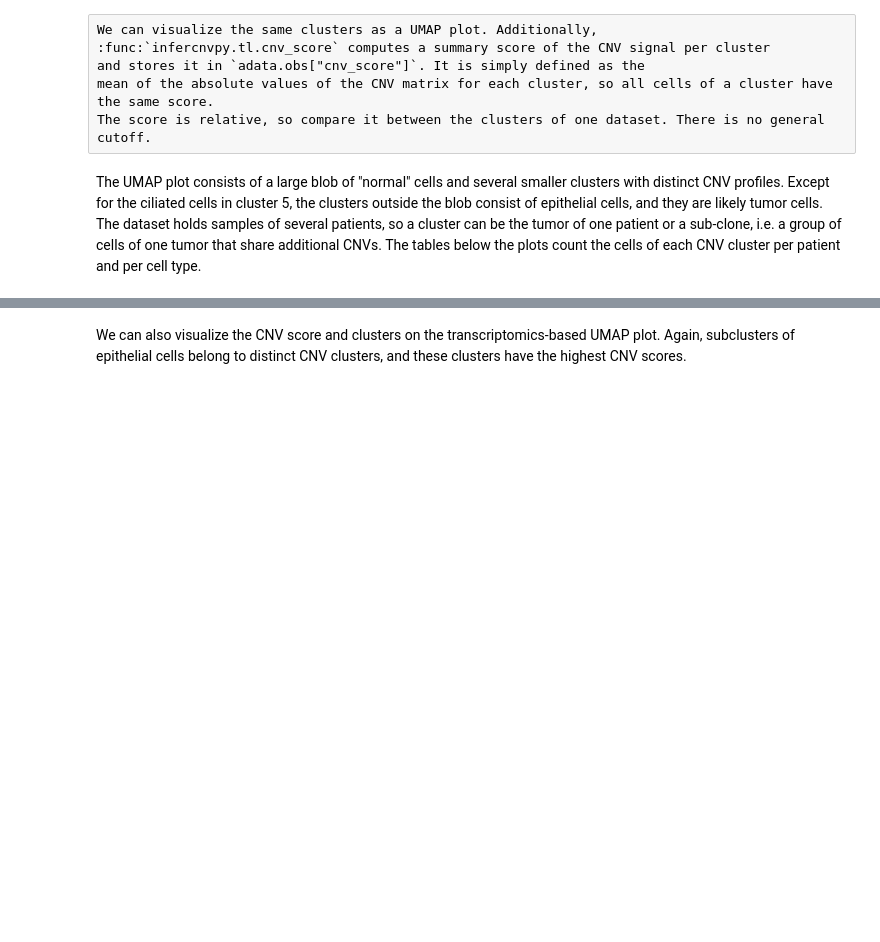
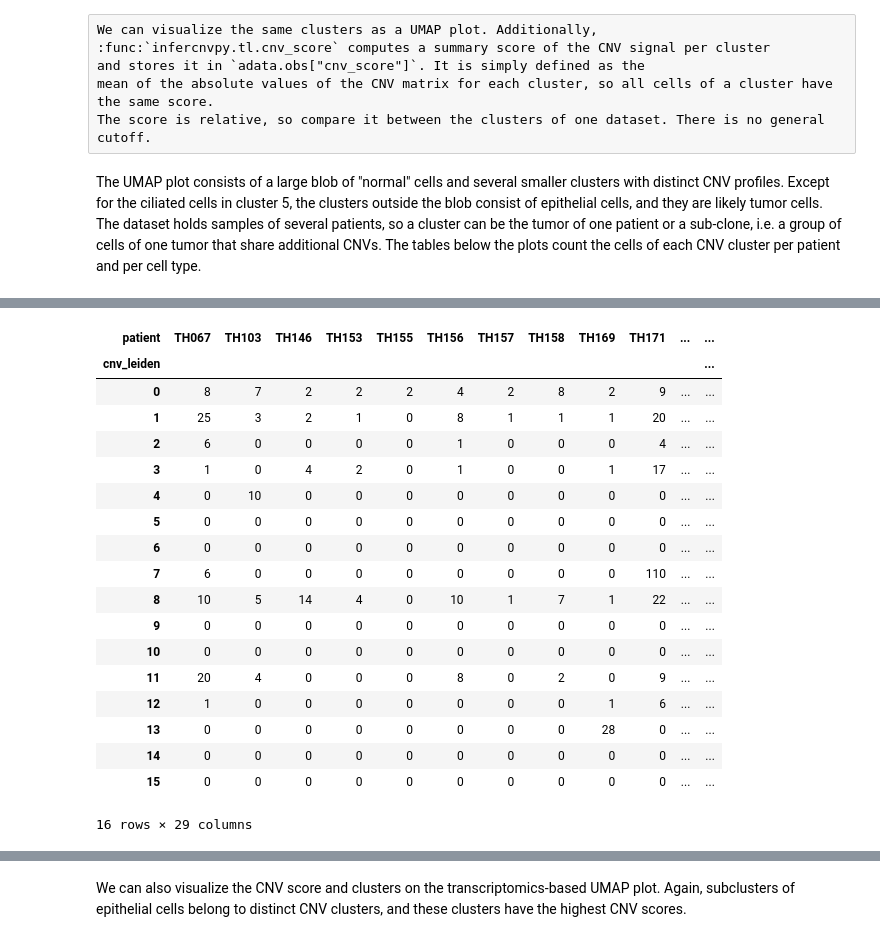
Before and after one commit to scverse/infercnvpy, a Jupyter notebook: docs/notebooks/tutorial_3k.ipynb, the cells around one changed output, grey strips where cells are left out. Saved outputs shown, nothing was run; the diff lists cells and outputs as text; code cells hidden in the pictures; blank space fills up the shorter version.

```diff
--- a/docs/notebooks/tutorial_3k.ipynb
+++ b/docs/notebooks/tutorial_3k.ipynb
@@ -218,4 +220,24 @@ cnv.pl.umap(adata, color="cell_type", ax=ax3)
 # %%
-pd.crosstab(adata.obs["cnv_leiden"], adata.obs["patient"])
+pd.crosstab(adata.obs["patient"], adata.obs["cnv_leiden"])
+# %% [output]
+| patient | TH067 | TH103 | TH146 | TH153 | TH155 | TH156 | TH157 | TH158 | TH169 | TH171 | ... | ... |
+| cnv_leiden |  |  |  |  |  |  |  |  |  |  |  | ... |
+| 0 | 8 | 7 | 2 | 2 | 2 | 4 | 2 | 8 | 2 | 9 | ... | ... |
+| 1 | 25 | 3 | 2 | 1 | 0 | 8 | 1 | 1 | 1 | 20 | ... | ... |
+| 2 | 6 | 0 | 0 | 0 | 0 | 1 | 0 | 0 | 0 | 4 | ... | ... |
+| 3 | 1 | 0 | 4 | 2 | 0 | 1 | 0 | 0 | 1 | 17 | ... | ... |
+| 4 | 0 | 10 | 0 | 0 | 0 | 0 | 0 | 0 | 0 | 0 | ... | ... |
+| 5 | 0 | 0 | 0 | 0 | 0 | 0 | 0 | 0 | 0 | 0 | ... | ... |
+| 6 | 0 | 0 | 0 | 0 | 0 | 0 | 0 | 0 | 0 | 0 | ... | ... |
+| 7 | 6 | 0 | 0 | 0 | 0 | 0 | 0 | 0 | 0 | 110 | ... | ... |
+| 8 | 10 | 5 | 14 | 4 | 0 | 10 | 1 | 7 | 1 | 22 | ... | ... |
+| 9 | 0 | 0 | 0 | 0 | 0 | 0 | 0 | 0 | 0 | 0 | ... | ... |
+| 10 | 0 | 0 | 0 | 0 | 0 | 0 | 0 | 0 | 0 | 0 | ... | ... |
+| 11 | 20 | 4 | 0 | 0 | 0 | 8 | 0 | 2 | 0 | 9 | ... | ... |
+| 12 | 1 | 0 | 0 | 0 | 0 | 0 | 0 | 0 | 1 | 6 | ... | ... |
+| 13 | 0 | 0 | 0 | 0 | 0 | 0 | 0 | 0 | 28 | 0 | ... | ... |
+| 14 | 0 | 0 | 0 | 0 | 0 | 0 | 0 | 0 | 0 | 0 | ... | ... |
+| 15 | 0 | 0 | 0 | 0 | 0 | 0 | 0 | 0 | 0 | 0 | ... | ... |
+16 rows × 29 columns
 # %%
 pd.crosstab(adata.obs["cell_type"], adata.obs["cnv_leiden"])
```
Also changed, not shown: parts of 12 cells of this notebook, 1 other file.
